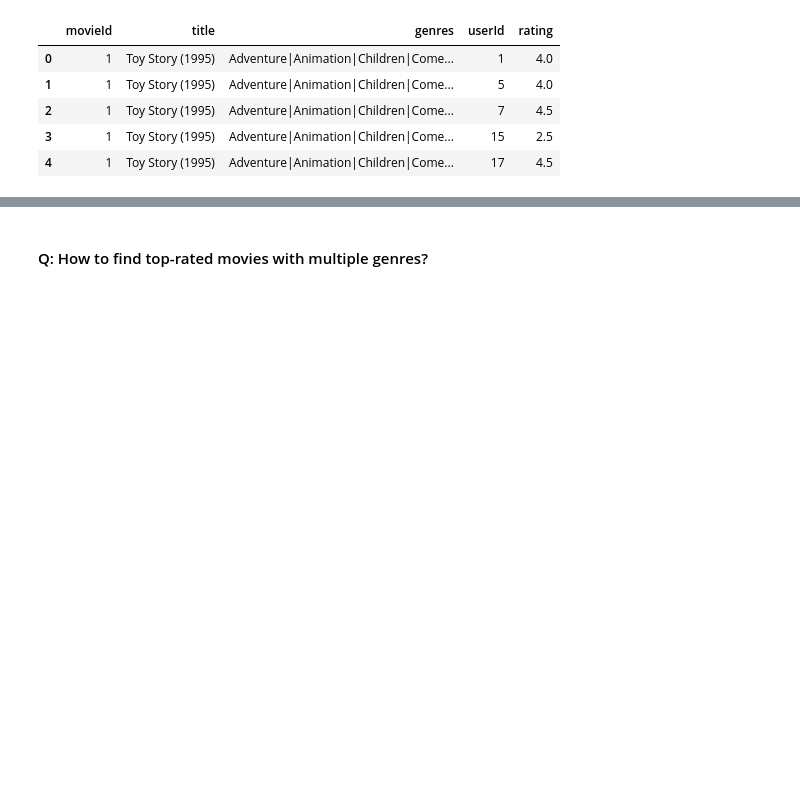
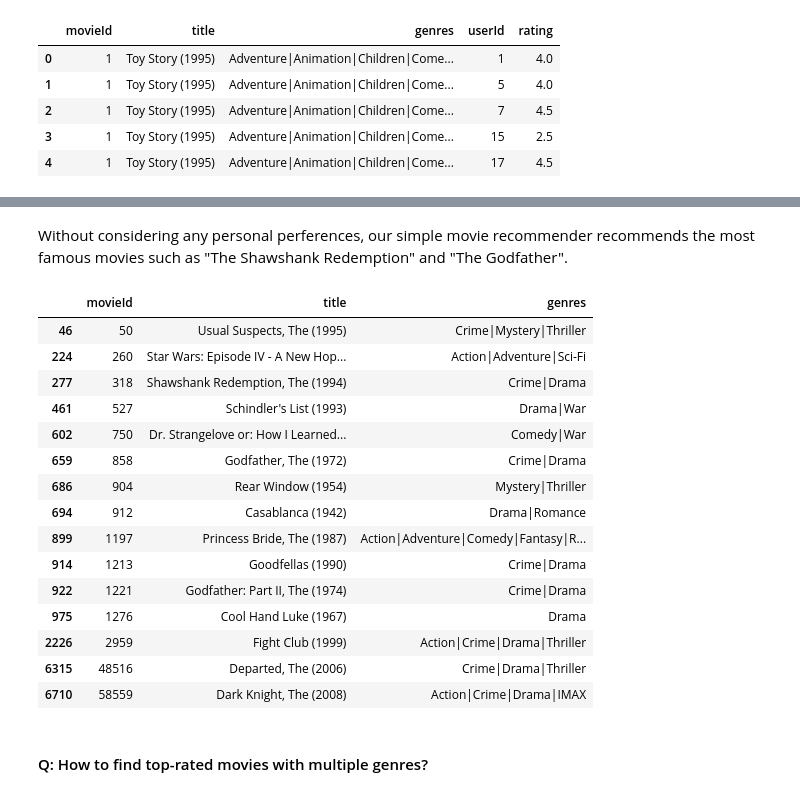
Before and after one commit to Shirleyxxy/DS-GA-1007-Project, a Jupyter notebook: 1007-project-Shirley.ipynb, the cells around one changed output, grey strips where cells are left out. Drawn from its saved outputs; the diff is of its cells as text; code cells hidden in the pictures; blank space fills up the shorter version.

```diff
--- a/1007-project-Shirley.ipynb
+++ b/1007-project-Shirley.ipynb
@@ -111,7 +118,6 @@ df.head(5)
 | 4 | 1 | Toy Story (1995) | Adventure|Animation|Children|Come... | 17 | 4.5 |
 # %%
 ## top-rated movies based on the average user ratings
-avg_rating = df.groupby('movieId')['rating'].agg('mean').sort_values(ascending = False)
-top_movies = avg_rating[avg_rating == 5.0]
-print(len(top_movies))
+avg_rating = df.groupby('movieId')['rating'].agg(['mean', 'count'])
+avg_rating.head(5)
 # %% [output]
@@ -165,0 +131,3 @@ top_296.loc[top_296['genres'] == 'Documentary']
+# %%
+avg_rating_qualified = avg_rating[avg_rating['count'] >= 50]
+avg_rating_qualified.head(5)
@@ -165,0 +142,3 @@ top_296.loc[top_296['genres'] == 'Documentary']
+# %%
+avg_rating_qualified.sort_values(by = 'mean', ascending = False, inplace = True)
+avg_rating_qualified.head(5)
@@ -166,3 +153,31 @@ top_296.loc[top_296['genres'] == 'Documentary']
+# %%
+def simple_recommender(num):
+    '''Returns the specified number of top-rated movies
+       in the database.'''
+    top_id = avg_rating_qualified.head(num)
+    top = movies.loc[movies['movieId'].isin(top_id.index)]
+    return top
+# %% [markdown]
+Without considering any personal perferences, our simple movie recommender recommends the most famous movies such as "The Shawshank Redemption" and "The Godfather".
+# %%
+simple_recommender(15)
+# %% [output]
+|  | movieId | title | genres |
+| 46 | 50 | Usual Suspects, The (1995) | Crime|Mystery|Thriller |
+| 224 | 260 | Star Wars: Episode IV - A New Hop... | Action|Adventure|Sci-Fi |
+| 277 | 318 | Shawshank Redemption, The (1994) | Crime|Drama |
+| 461 | 527 | Schindler's List (1993) | Drama|War |
+| 602 | 750 | Dr. Strangelove or: How I Learned... | Comedy|War |
+| 659 | 858 | Godfather, The (1972) | Crime|Drama |
+| 686 | 904 | Rear Window (1954) | Mystery|Thriller |
+| 694 | 912 | Casablanca (1942) | Drama|Romance |
+| 899 | 1197 | Princess Bride, The (1987) | Action|Adventure|Comedy|Fantasy|R... |
+| 914 | 1213 | Goodfellas (1990) | Crime|Drama |
+| 922 | 1221 | Godfather: Part II, The (1974) | Crime|Drama |
+| 975 | 1276 | Cool Hand Luke (1967) | Drama |
+| 2226 | 2959 | Fight Club (1999) | Action|Crime|Drama|Thriller |
+| 6315 | 48516 | Departed, The (2006) | Crime|Drama|Thriller |
+| 6710 | 58559 | Dark Knight, The (2008) | Action|Crime|Drama|IMAX |
 # %% [markdown]
 #### Q: How to find top-rated movies with multiple genres?
 # %% [markdown]
```
Also changed, not shown: parts of 40 cells of this notebook.
